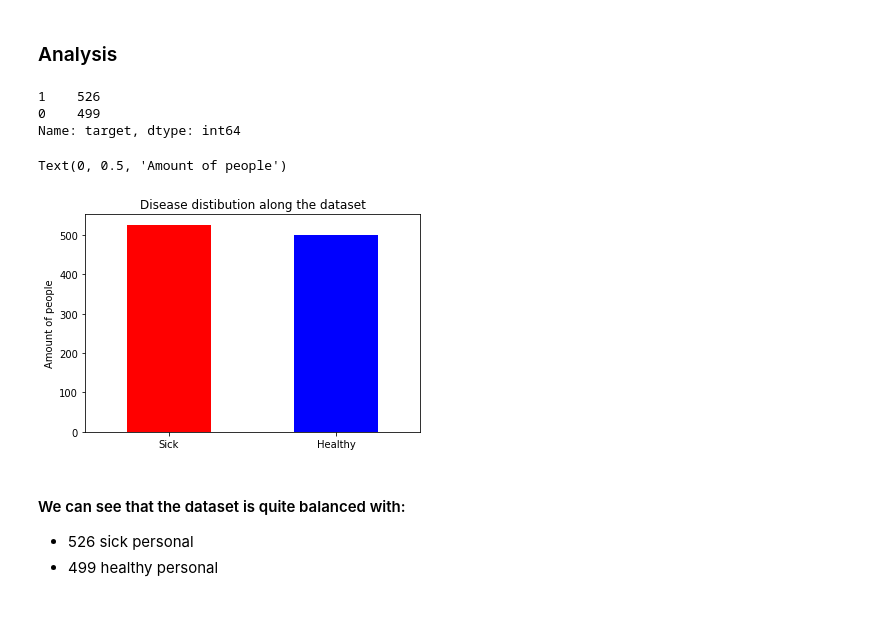
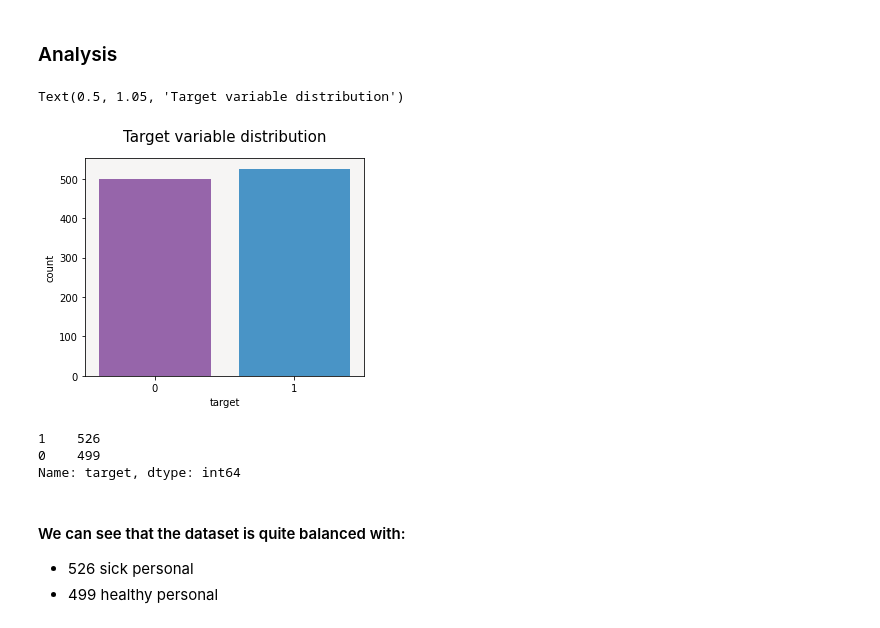
Before and after one commit to ofek181/A-Heart-Disease-Study, a Jupyter notebook: heart_disease_study.ipynb, the cells around one changed output. Drawn from its saved outputs; the diff is of its cells as text; code cells hidden in the pictures.

```diff
--- a/heart_disease_study.ipynb
+++ b/heart_disease_study.ipynb
@@ -175,21 +175,23 @@ binary_features = ['sex', 'fasting_blood_sugar', 'exercise_induced_angina', 'tar
 categorical_features = ['chest_pain_type', 'rest_electrocardiographic', 'st_slope', 'thalassemia'] + binary_features
 # %% [markdown]
 ### Analysis
-# %%
-# distribution of sick vs healthy personal in the dataset.
-print(df.target.value_counts())
-
-# plotting the binary distribution in a bar chart.
-fig = df.target.value_counts().plot(kind = 'bar', color=["red", 'blue'])
-fig.set_xticklabels(labels=['Sick', "Healthy"], rotation=0)
-plt.title("Disease distibution along the dataset")
-plt.ylabel("Amount of people")
-# %% [output]
-1    526
-0    499
-Name: target, dtype: int64
-Text(0, 0.5, 'Amount of people')
-[figure, removed]
+# %%
+# distribution of sick vs healthy personal in the dataset.
+colors = ["#9b59b6", "#3498db"]
+plt.figure(figsize=(5, 4))
+total = float(len(df))
+ax = sns.countplot(df['target'], palette=colors)
+ax.set_facecolor('#F6F5F4')
+ax.set_title('Target variable distribution', fontsize=15, y=1.05)
+# %% [output]
+Text(0.5, 1.05, 'Target variable distribution')
+[figure, added]
+# %%
+print(df.target.value_counts())
+# %% [output]
+1    526
+0    499
+Name: target, dtype: int64
 # %% [markdown]
 #### We can see that the dataset is quite balanced with:
 - 526 sick personal
```
Also changed, not shown: parts of 6 cells of this notebook.
